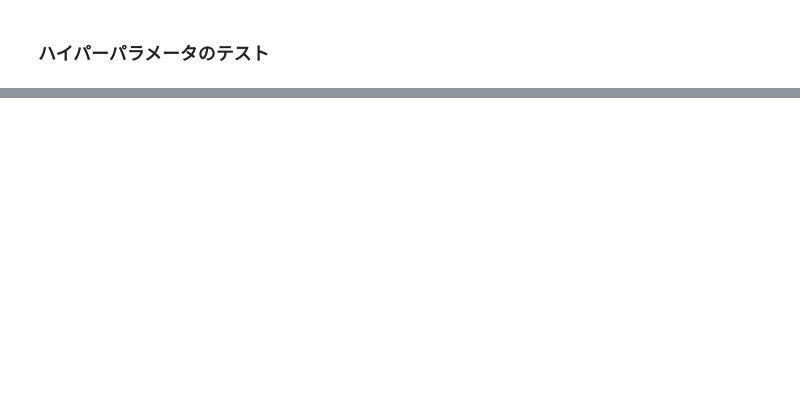
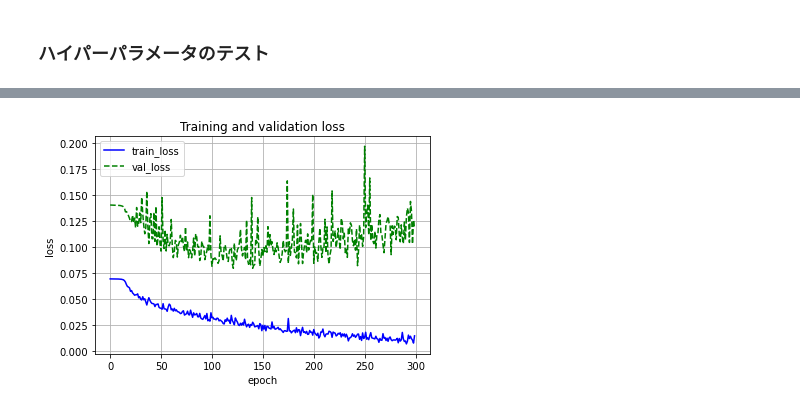
Before and after one commit to co1umbine/ImageRecognition, a Jupyter notebook: Jupyter Notebooks/Multi-class_classification_CNN_Alex_net.ipynb, the cells around one changed output, grey strips where cells are left out. Saved outputs shown, nothing was run; the diff lists cells and outputs as text; code cells hidden in the pictures; blank space fills up the shorter version.

```diff
--- a/Jupyter Notebooks/Multi-class_classification_CNN_Alex_net.ipynb
+++ b/Jupyter Notebooks/Multi-class_classification_CNN_Alex_net.ipynb
@@ -671,0 +784,87 @@ Epoch [150/150], Loss: 0.0307, val_loss: 0.1564, val_acc: 0.7736
+# %%
+test_contents = ["fo", "fl", "a", "b"]
+train_dataset = MultiClassDataset(contents=test_contents, transform=data_transforms["train"], train=True)
+train_loader = torch.utils.data.DataLoader(dataset=train_dataset,
+                                           batch_size=20,
+                                           shuffle=True)
+valuation_dataset = MultiClassDataset(contents=test_contents, transform=data_transforms["val"], train=False)
+valuation_loader = torch.utils.data.DataLoader(dataset=valuation_dataset,
+                                           batch_size=10,
+                                           shuffle=False)
+
+num_classes = len(train_dataset.get_label_names())
+print(train_dataset.get_label_names())
+
+
+net = AlexNet(num_classes).to(device)
+criterion = nn.CrossEntropyLoss()
+optimizer = optim.SGD(net.parameters(), lr=0.01, momentum=0.63, weight_decay=0.000275)
+
+num_epochs = 300
+
+train_loss_list = []
+train_acc_list = []
+val_loss_list = []
+val_acc_list = []
+
+for epoch in range(num_epochs):
+    train_loss = 0
+    train_acc = 0
+    val_loss = 0
+    val_acc = 0
+
+    net.train()
+    for i, (images, labels) in enumerate(train_loader):
+        images, labels = images.to(device), labels.to(device)
+
+        optimizer.zero_grad()
+        outputs = net(images)
+        loss = criterion(outputs, labels)
+        train_loss += loss.item()
+        train_acc += (outputs.max(1)[1] == labels).sum().item()
+        loss.backward()
+        optimizer.step()
+
+    avg_train_loss = train_loss / len(train_loader.dataset)
+    avg_train_acc = train_acc / len(train_loader.dataset)
+
+    net.eval()
+    with torch.no_grad():
+        for images, labels in valuation_loader:
+            images = images.to(device)
+            labels = labels.to(device)
+            outputs = net(images)
+            loss = criterion(outputs, labels)
+            val_loss += loss.item()
+            val_acc += (outputs.max(1)[1] == labels).sum().item()
+    avg_val_loss = val_loss / len(valuation_loader.dataset)
+    avg_val_acc = val_acc / len(valuation_loader.dataset)
+
+    print ('Epoch [{}/{}], Loss: {loss:.4f}, val_loss: {val_loss:.4f}, val_acc: {val_acc:.4f}'
+                   .format(epoch+1, num_epochs, i+1, loss=avg_train_loss, val_loss=avg_val_loss, val_acc=avg_val_acc))
+    train_loss_list.append(avg_train_loss)
+    train_acc_list.append(avg_train_acc)
+    val_loss_list.append(avg_val_loss)
+    val_acc_list.append(avg_val_acc)
+
+import matplotlib.pyplot as plt
+%matplotlib inline
+
+plt.figure()
+plt.plot(range(num_epochs), train_loss_list, color='blue', linestyle='-', label='train_loss')
+plt.plot(range(num_epochs), val_loss_list, color='green', linestyle='--', label='val_loss')
+plt.legend()
+plt.xlabel('epoch')
+plt.ylabel('loss')
+plt.title('Training and validation loss')
+plt.grid()
+
+plt.figure()
+plt.plot(range(num_epochs), train_acc_list, color='blue', linestyle='-', label='train_acc')
+plt.plot(range(num_epochs), val_acc_list, color='green', linestyle='--', label='val_acc')
+plt.legend()
+plt.xlabel('epoch')
+plt.ylabel('acc')
+plt.title('Training and validation accuracy')
+plt.grid()
+# %% [output]
@@ -671,0 +888 @@ Epoch [150/150], Loss: 0.0307, val_loss: 0.1564, val_acc: 0.7736
+[figure, added]
```
Also changed, not shown: parts of 30 cells of this notebook.
